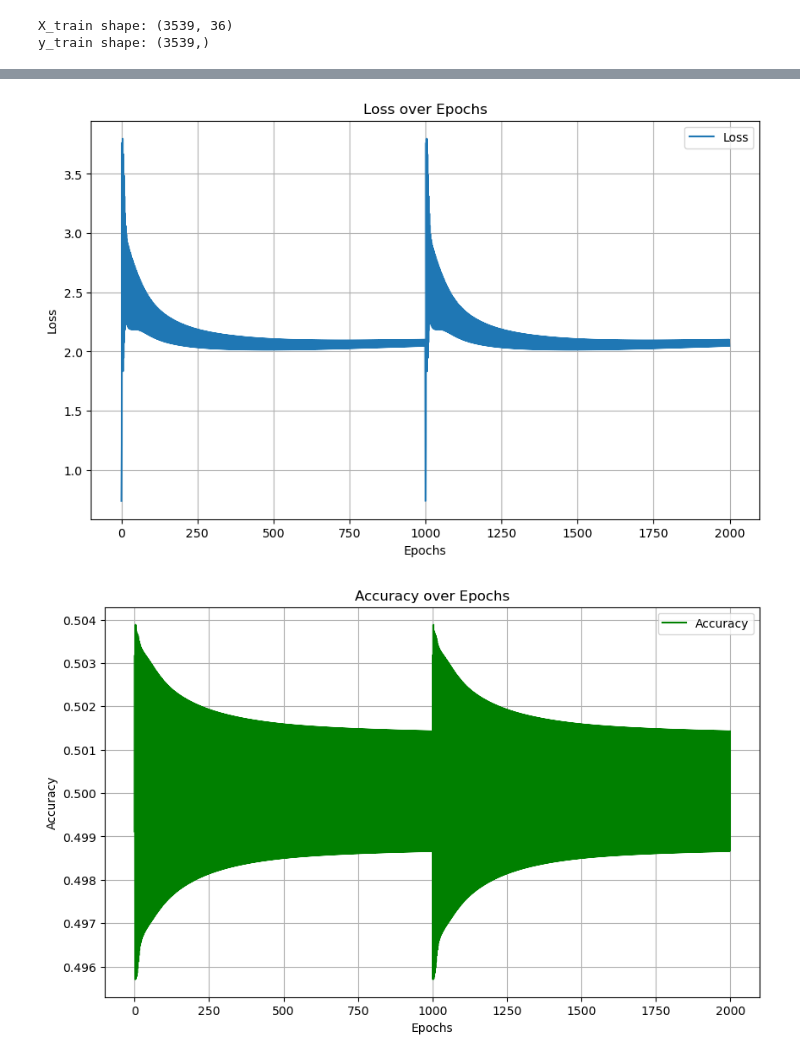
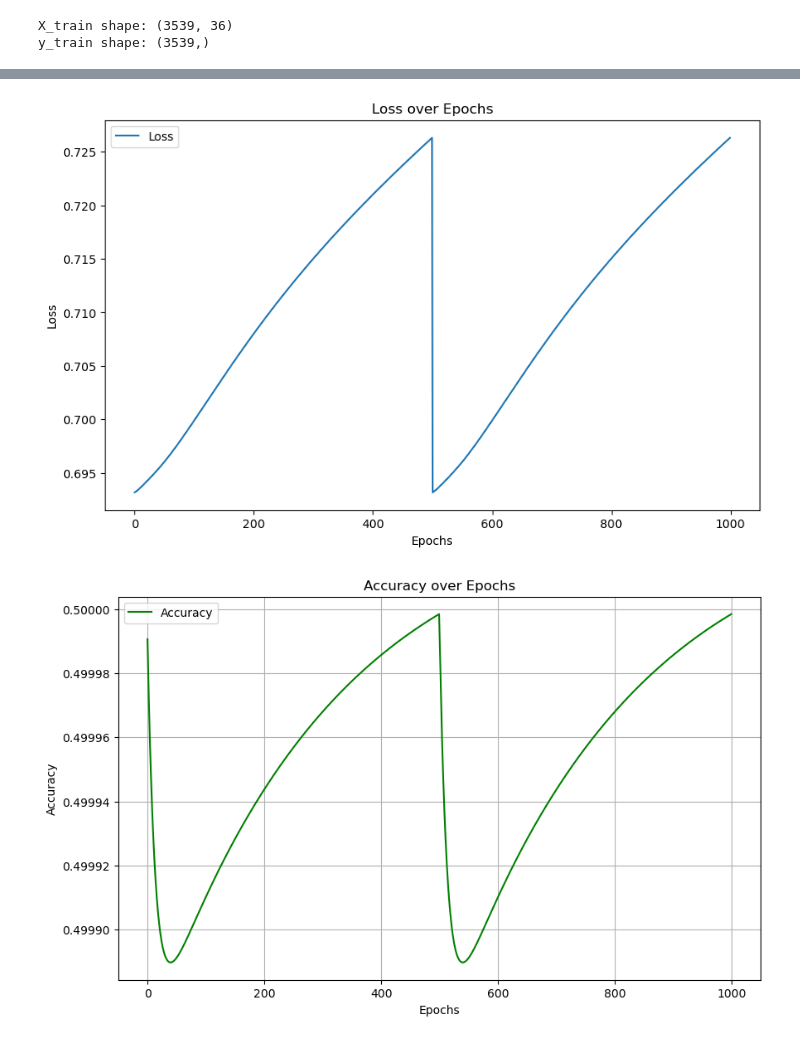
Before and after one commit to thythybui/DS102.P21.2, a Jupyter notebook: LAB_2/CAU_1.ipynb, the cells around one changed output, grey strips where cells are left out. Drawn from its saved outputs; the diff is of its cells as text; code cells hidden in the pictures.

```diff
--- a/LAB_2/CAU_1.ipynb
+++ b/LAB_2/CAU_1.ipynb
@@ -157,7 +157,7 @@ class LogisticRegression:
                 #backward
                 diff = y_hat - y.reshape(-1, 1) # Changed this line to directly reshape y
                 gradient = 1/n * np.matmul(X.T, diff)
-                self.theta = self.theta - self.lr * gradient
+                self.theta -= self.lr * gradient
                 #evaluating
                 y_hat = self.predict(X)
                 loss = self.loss_fn(y, y_hat)
@@ -193,7 +193,7 @@ print("y_train shape:", Y_train.shape)
 X_train shape: (3539, 36)
 y_train shape: (3539,)
 # %%
-model = LogisticRegression(epoch=1000, lr=0.01)
+model = LogisticRegression(epoch=500, lr=0.0001)
 # %%
 model.fit(X_train, Y_train)
 # %%
@@ -225,24 +225,23 @@ model.fit(X_train, Y_train)
 
 # Vẽ biểu đồ loss theo epoch
 plt.figure(figsize=(10, 6))
-plt.plot(model.losses, label="Loss")
+plt.plot(range(len(model.losses)),model.losses, label="Loss")
 plt.title("Loss over Epochs")
 plt.xlabel("Epochs")
 plt.ylabel("Loss")
 plt.legend()
-plt.grid()
 plt.show()
 # %% [output]
-[figure, old version]
+[figure, new version]
 # %%
 # Vẽ biểu đồ accuracy theo epoch
 plt.figure(figsize=(10, 6))
-plt.plot(model.metrics, label="Accuracy", color="green")
+plt.plot(range(len(model.metrics)),model.metrics, label="Accuracy", color="green")
 plt.title("Accuracy over Epochs")
 plt.xlabel("Epochs")
 plt.ylabel("Accuracy")
 plt.legend()
 plt.grid()
 plt.show()
 # %% [output]
-[figure, old version]
+[figure, new version]
```
Also changed, not shown: parts of 1 cell of this notebook.
